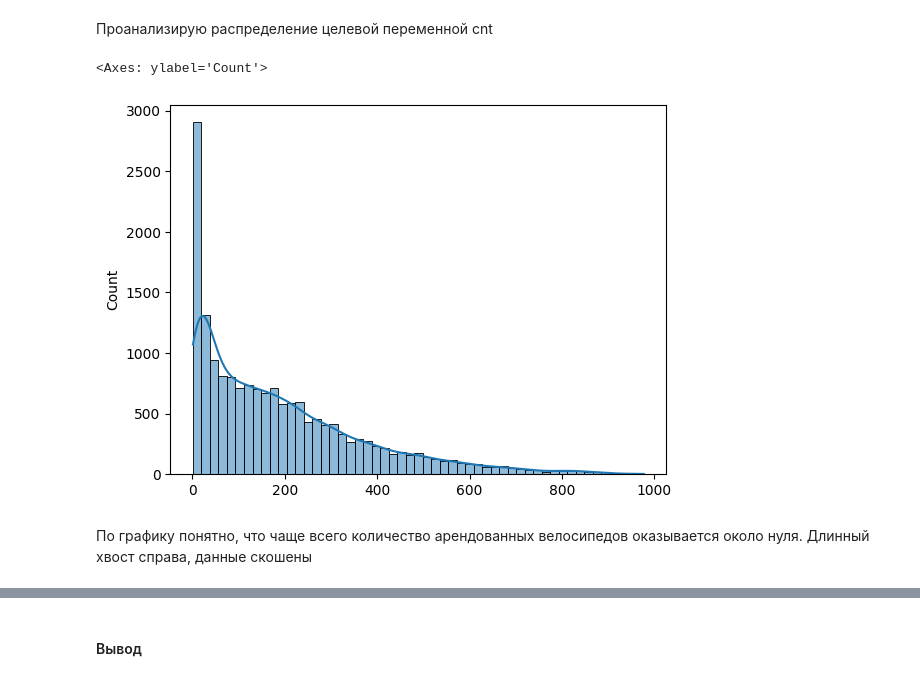
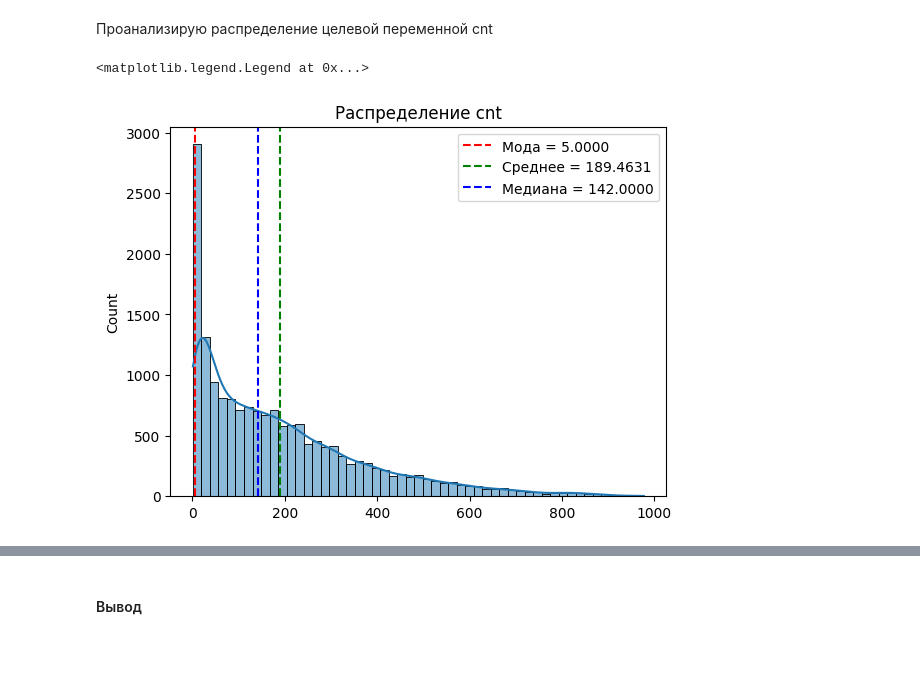
Before and after one commit to Kanogame/bikeshare, a Jupyter notebook: notebooks/01_eda.ipynb, the cells around one changed output, grey strips where cells are left out. Drawn from its saved outputs; the diff is of its cells as text; code cells hidden in the pictures; blank space fills up the shorter version.

```diff
--- a/notebooks/01_eda.ipynb
+++ b/notebooks/01_eda.ipynb
@@ -105,9 +117,18 @@ raw_bikes["dteday"] = pd.to_datetime(raw_bikes["dteday"])
 # %% [markdown]
 Проанализирую распределение целевой переменной cnt
 # %%
-sns.histplot(data=list(raw_bikes["cnt"]), kde=True)
+fig, ax = plt.subplots(1, 1)
+
+sns.histplot(data=list(raw_bikes["cnt"]), kde=True, ax=ax)
+ax.set_title("Распределение cnt")
+mode = raw_bikes["cnt"].mode()[0]
+mean = raw_bikes["cnt"].mean()
+median = raw_bikes["cnt"].median()
+
+ax.axvline(mode, color="red", linestyle="--", label=f"Мода = {mode:.4f}")
+ax.axvline(mean, color="green", linestyle="--", label=f"Среднее = {mean:.4f}")
+ax.axvline(median, color="blue", linestyle="--", label=f"Медиана = {median:.4f}")
+ax.legend()
 # %% [output]
-<Axes: ylabel='Count'>
+<matplotlib.legend.Legend at 0x...>
-[figure, old version]
+[figure, new version]
-# %% [markdown]
-По графику понятно, что чаще всего количество арендованных велосипедов оказывается около нуля. Длинный хвост справа, данные скошены
```
Also changed, not shown: parts of 15 cells of this notebook, 3 other files.
